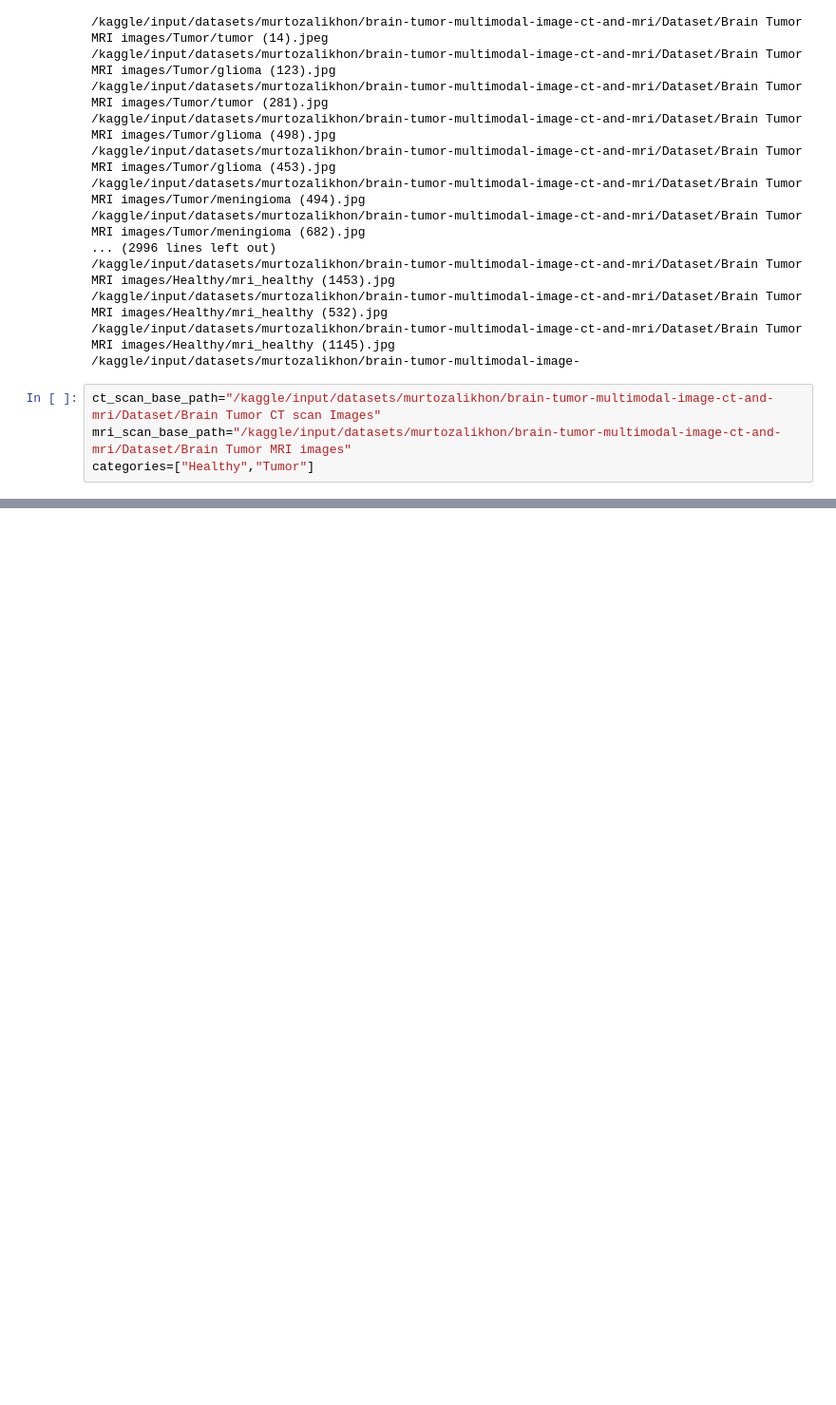
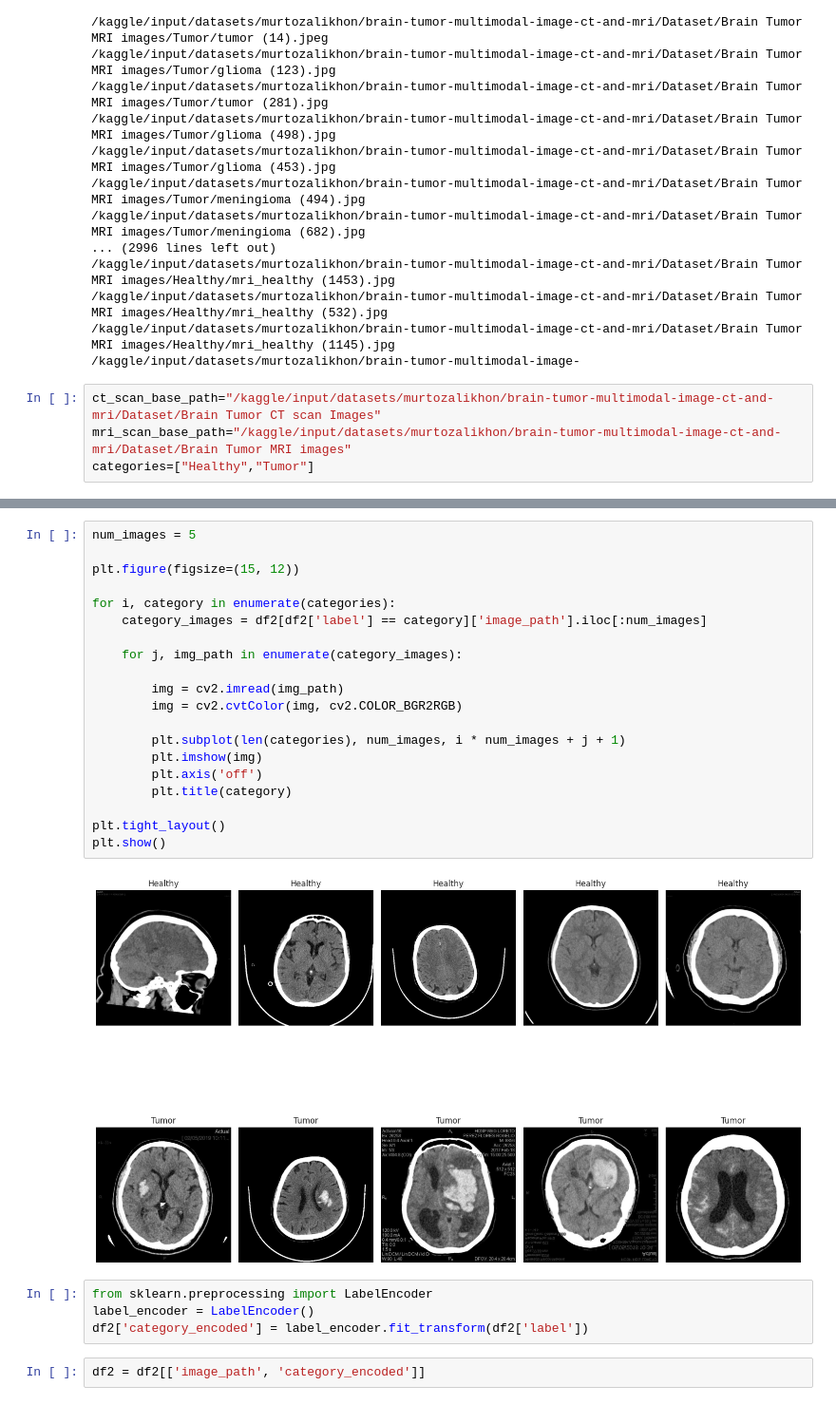
Before and after one commit to Gunjan125/Multimodel-Brain-Tumor-Classification, a Jupyter notebook: multi-model-brain-tumor-classification.ipynb, the cells around one changed output, grey strips where cells are left out. Shown at 95% size. Cells and saved outputs as stored; diff of their text form; blank space fills up the shorter version.

```diff
--- a/multi-model-brain-tumor-classification.ipynb
+++ b/multi-model-brain-tumor-classification.ipynb
@@ -114,0 +439,28 @@ memory usage: 62.6+ KB
+# %%
+num_images = 5
+
+plt.figure(figsize=(15, 12))
+
+for i, category in enumerate(categories):
+    category_images = df2[df2['label'] == category]['image_path'].iloc[:num_images]
+
+    for j, img_path in enumerate(category_images):
+
+        img = cv2.imread(img_path)
+        img = cv2.cvtColor(img, cv2.COLOR_BGR2RGB)
+
+        plt.subplot(len(categories), num_images, i * num_images + j + 1)
+        plt.imshow(img)
+        plt.axis('off')
+        plt.title(category)
+
+plt.tight_layout()
+plt.show()
+# %% [output]
+[figure, added]
+# %%
+from sklearn.preprocessing import LabelEncoder
+label_encoder = LabelEncoder()
+df2['category_encoded'] = label_encoder.fit_transform(df2['label'])
+# %%
+df2 = df2[['image_path', 'category_encoded']]
```
Also changed, not shown: parts of 57 cells of this notebook.
